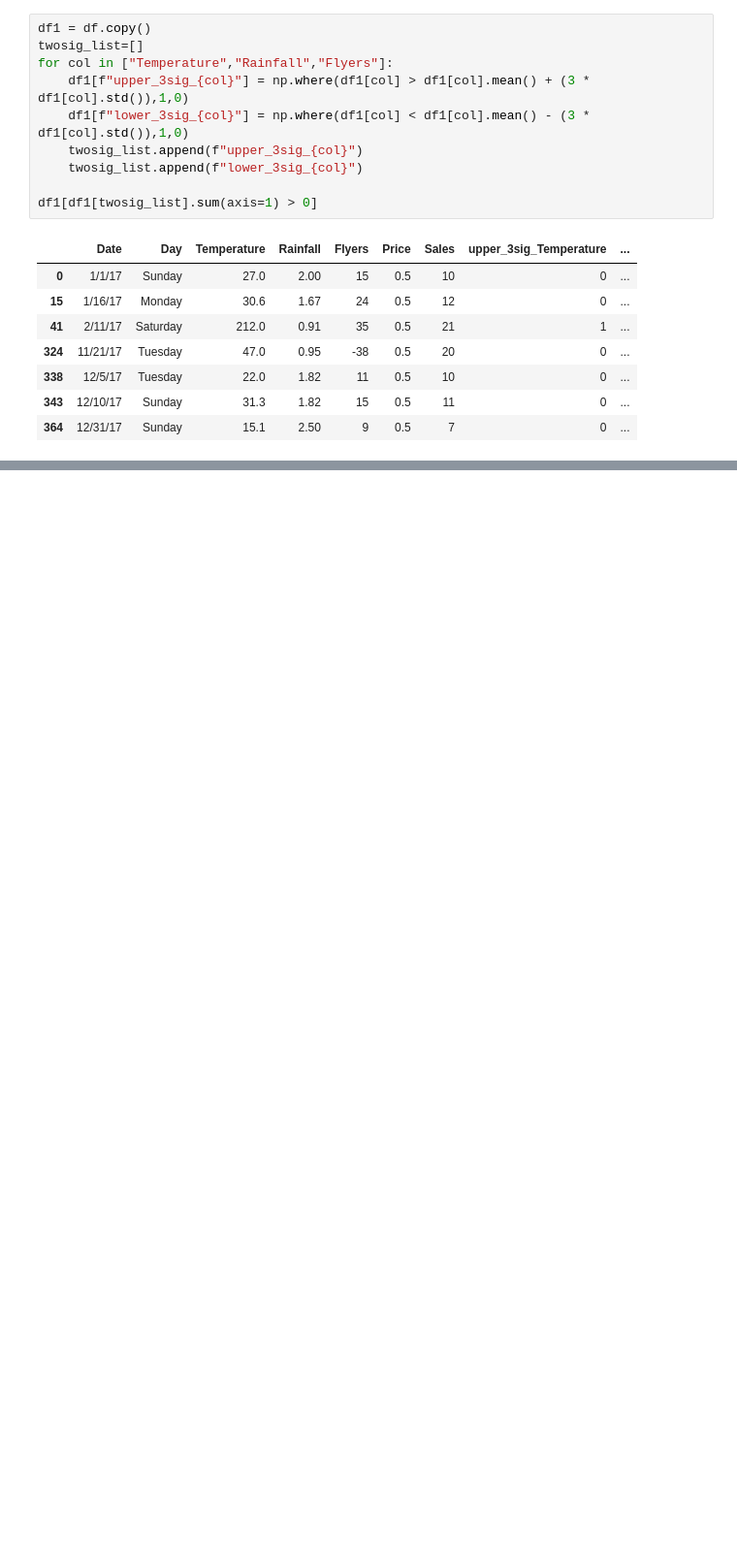
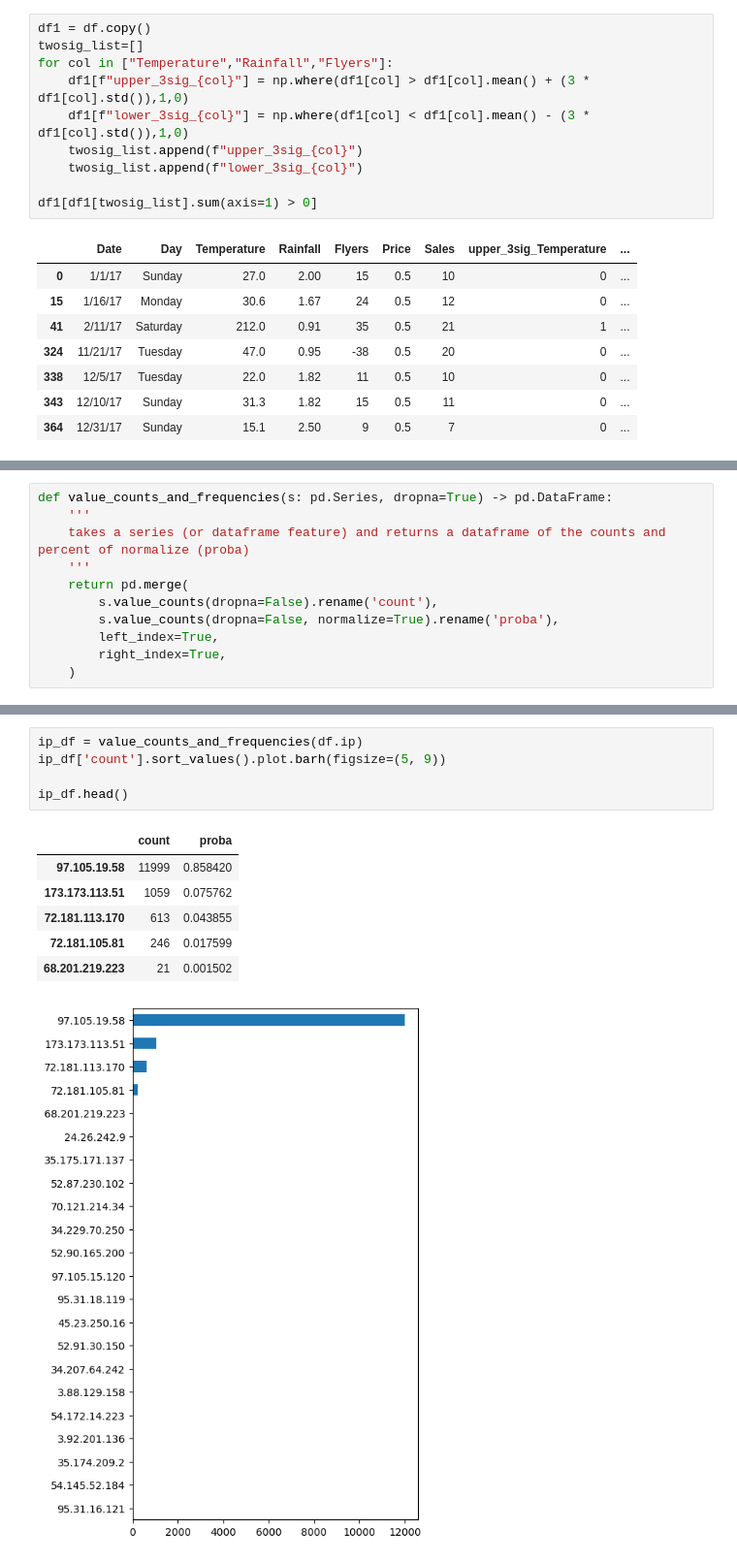
Before and after one commit to geary-shenck/anomaly-detection-exercises, a Jupyter notebook: continuous_probabilistic_methods..ipynb, the cells around one changed output, grey strips where cells are left out. Shown: that part at 97% size. Cells and saved outputs as stored; diff of their text form; blank space fills up the shorter version.

```diff
--- a/continuous_probabilistic_methods..ipynb
+++ b/continuous_probabilistic_methods..ipynb
@@ -273,0 +345,11 @@ Most of these do make sense to remove, the data seems to be pretty erroneous
+# %%
+def value_counts_and_frequencies(s: pd.Series, dropna=True) -> pd.DataFrame:
+    '''
+    takes a series (or dataframe feature) and returns a dataframe of the counts and percent of normalize (proba)
+    '''
+    return pd.merge(
+        s.value_counts(dropna=False).rename('count'),
+        s.value_counts(dropna=False, normalize=True).rename('proba'),
+        left_index=True,
+        right_index=True,
+    )
@@ -273,0 +382,13 @@ Most of these do make sense to remove, the data seems to be pretty erroneous
+# %%
+ip_df = value_counts_and_frequencies(df.ip)
+ip_df['count'].sort_values().plot.barh(figsize=(5, 9))
+
+ip_df.head()
+# %% [output]
+|  | count | proba |
+| 97.105.19.58 | 11999 | 0.858420 |
+| 173.173.113.51 | 1059 | 0.075762 |
+| 72.181.113.170 | 613 | 0.043855 |
+| 72.181.105.81 | 246 | 0.017599 |
+| 68.201.219.223 | 21 | 0.001502 |
+[figure, added]
```
Also changed, not shown: parts of 28 cells of this notebook.
